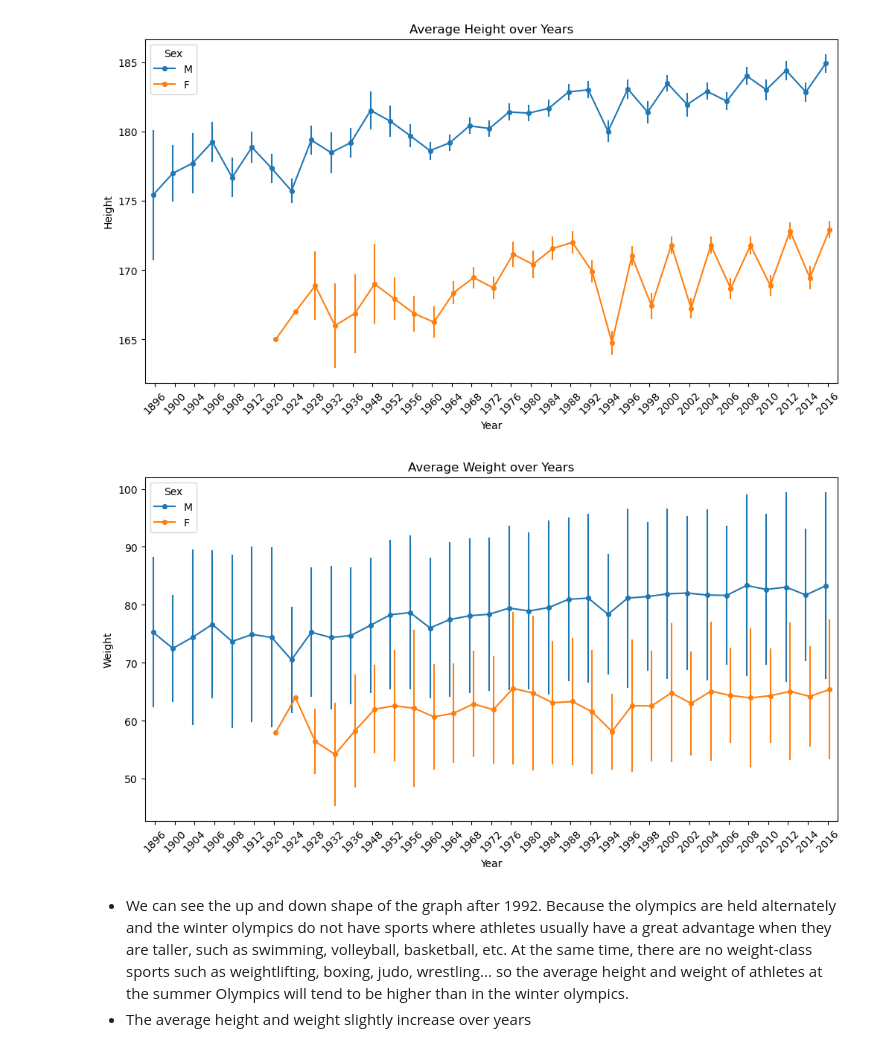
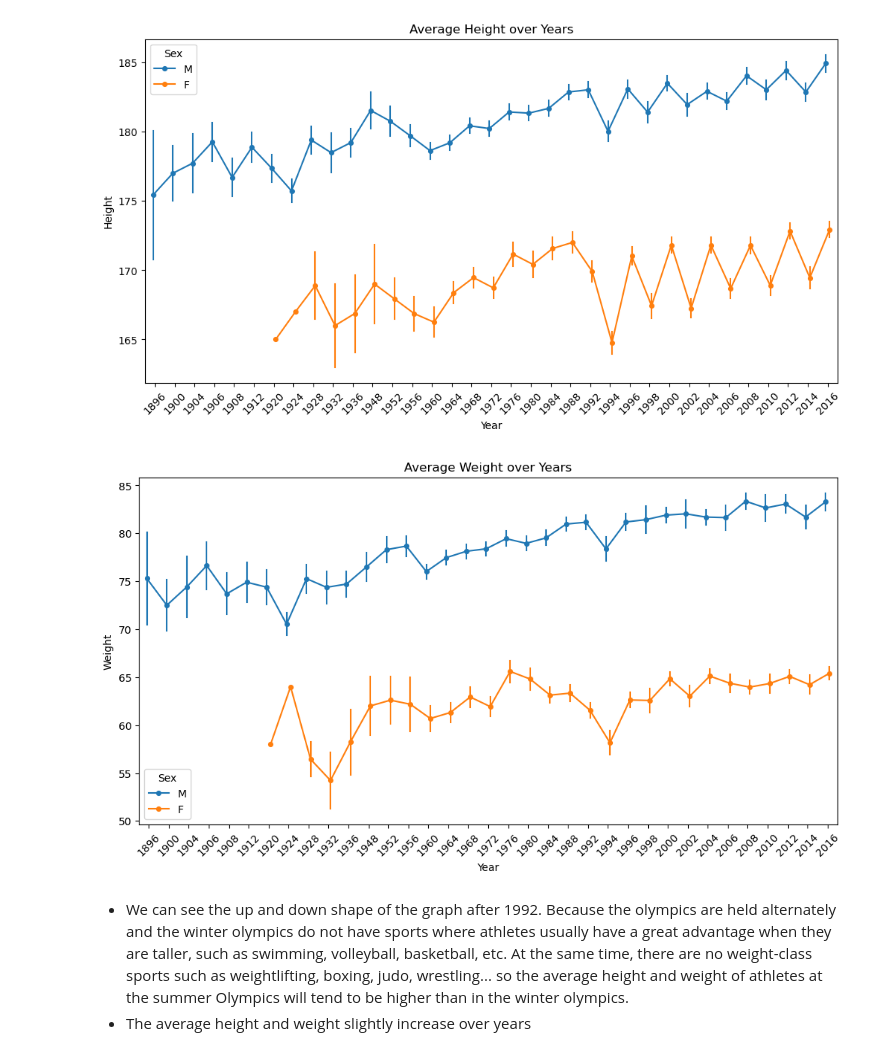
Before and after one commit to DucNinhVo/olympic-games, a Jupyter notebook: olympic_games.ipynb, the cells around one changed output. Drawn from its saved outputs; the diff is of its cells as text; code cells hidden in the pictures.

```diff
--- a/olympic_games.ipynb
+++ b/olympic_games.ipynb
@@ -679,11 +660,11 @@ plt.show()
 [figure]
 # %%
 plt.figure(figsize=(12,6))
-sns.pointplot(height_weight,x='Year',y='Weight',hue='Sex',dodge=0.2,markersize=4,linewidth=1.5,errorbar='sd').set_title('Average Weight over Years')
+sns.pointplot(height_weight,x='Year',y='Weight',hue='Sex',dodge=0.2,markersize=4,linewidth=1.5,errorbar='se').set_title('Average Weight over Years')
 plt.xticks(rotation=45)
 plt.show()
 # %% [output]
-[figure, old version]
+[figure, new version]
 # %% [markdown]
 - We can see the up and down shape of the graph after 1992. Because the olympics are held alternately and the winter olympics do not have sports where athletes usually have a great advantage when they are taller, such as swimming, volleyball, basketball, etc. At the same time, there are no weight-class sports such as weightlifting, boxing, judo, wrestling... so the average height and weight of athletes at the summer Olympics will tend to be higher than in the winter olympics.
 - The average height and weight slightly increase over years
```
Also changed, not shown: parts of 7 cells of this notebook, 4 other files.
